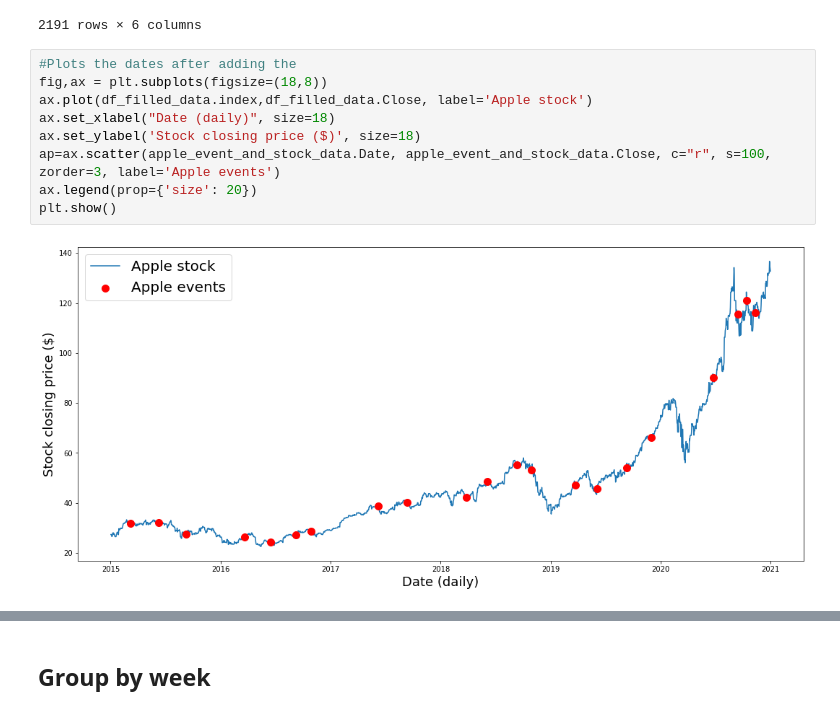
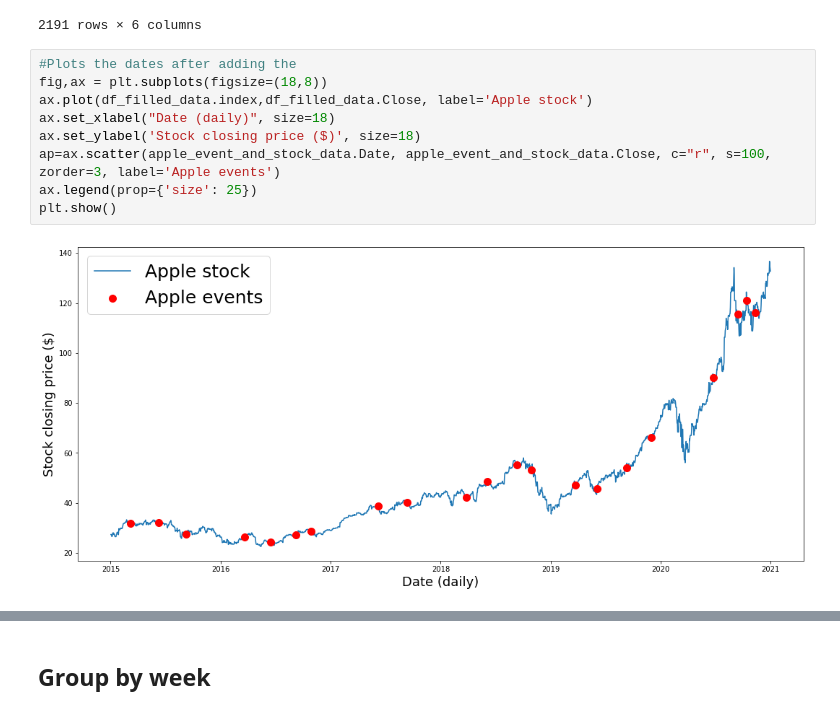
Before and after one commit to epfl-ada/ada-2021-project-club6analysis, a Jupyter notebook: Apple_exploratory_analysis.ipynb, the cells around one changed output, grey strips where cells are left out. Saved outputs shown, nothing was run; the diff lists cells and outputs as text.

```diff
--- a/Apple_exploratory_analysis.ipynb
+++ b/Apple_exploratory_analysis.ipynb
@@ -110,14 +110,14 @@ df_filled_data
 # %%
 #Plots the dates after adding the
 fig,ax = plt.subplots(figsize=(18,8))
 ax.plot(df_filled_data.index,df_filled_data.Close, label='Apple stock')
 ax.set_xlabel("Date (daily)", size=18)
 ax.set_ylabel('Stock closing price ($)', size=18)
 ap=ax.scatter(apple_event_and_stock_data.Date, apple_event_and_stock_data.Close, c="r", s=100, zorder=3, label='Apple events')
-ax.legend(prop={'size': 20})
+ax.legend(prop={'size': 25})
 plt.show()
 # %% [output]
-[figure, old version]
+[figure, new version]
 # %%
 #Plot each trading day and its volume
 fig,ax = plt.subplots(figsize=(18,8))
```
Also changed, not shown: parts of 2 cells of this notebook, 1 other file.
